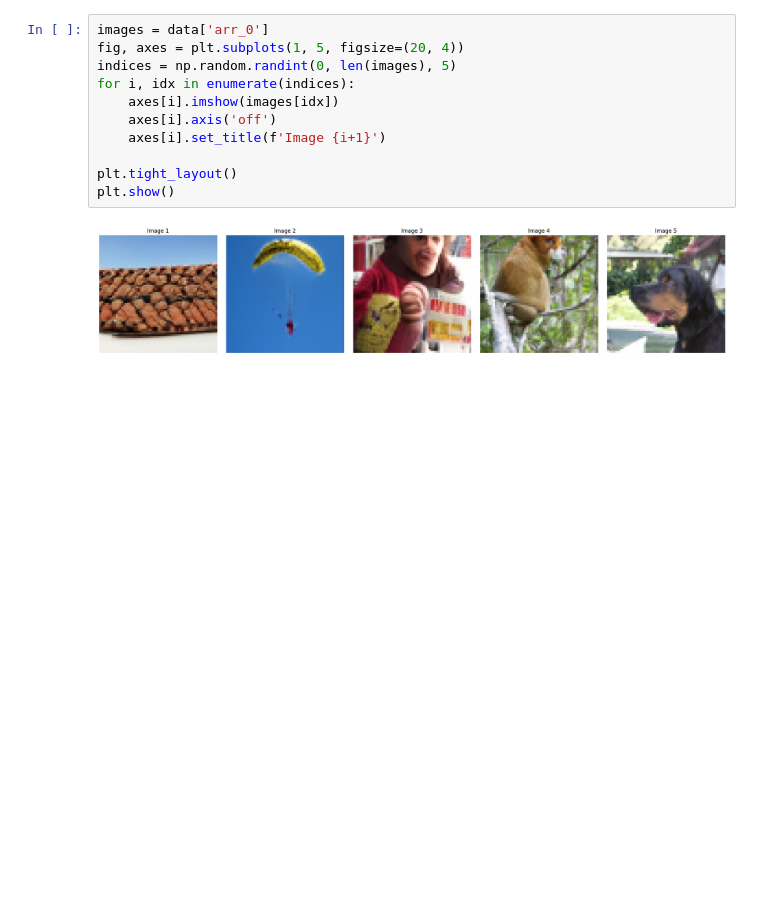
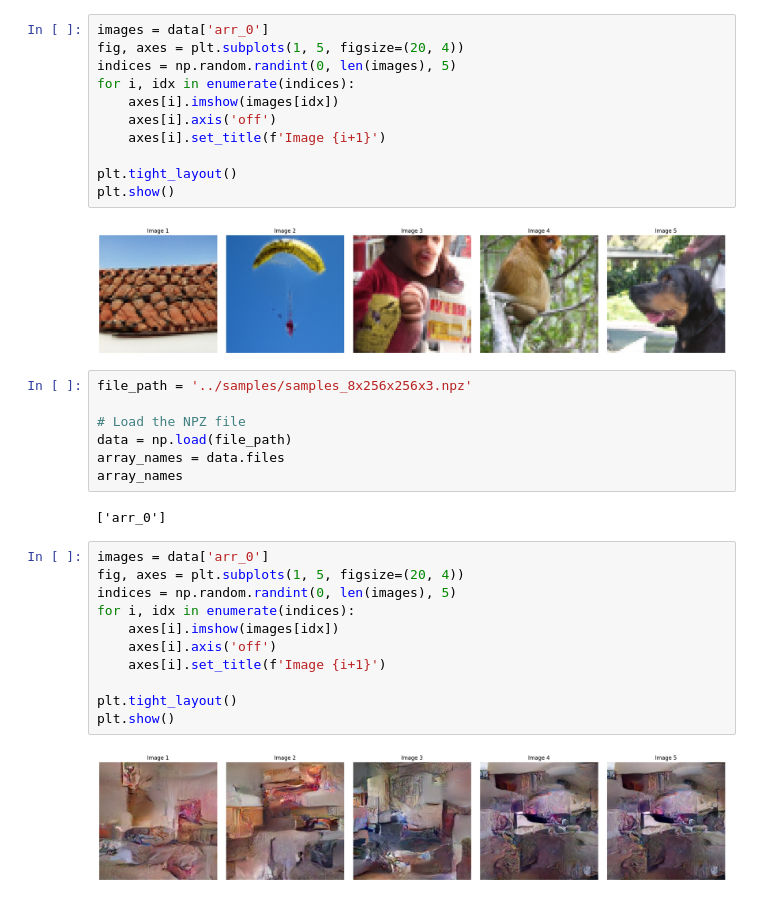
Before and after one commit to spicadust/guided-diffusion-ATDL, a Jupyter notebook: assignment_2/sample.ipynb, the cells around one changed output. Drawn from its saved outputs; the diff is of its cells as text; blank space fills up the shorter version.

Commit message:
add lsun sample

```diff
--- a/assignment_2/sample.ipynb
+++ b/assignment_2/sample.ipynb
@@ -68,3 +68,25 @@ plt.tight_layout()
 plt.show()
 # %% [output]
 [figure]
+# %%
+file_path = '../samples/samples_8x256x256x3.npz'
+
+# Load the NPZ file
+data = np.load(file_path)
+array_names = data.files
+array_names
+# %% [output]
+['arr_0']
+# %%
+images = data['arr_0']
+fig, axes = plt.subplots(1, 5, figsize=(20, 4))
+indices = np.random.randint(0, len(images), 5)
+for i, idx in enumerate(indices):
+    axes[i].imshow(images[idx])
+    axes[i].axis('off')
+    axes[i].set_title(f'Image {i+1}')
+
+plt.tight_layout()
+plt.show()
+# %% [output]
+[figure, added]
```
Also changed, not shown: 3 other files.
